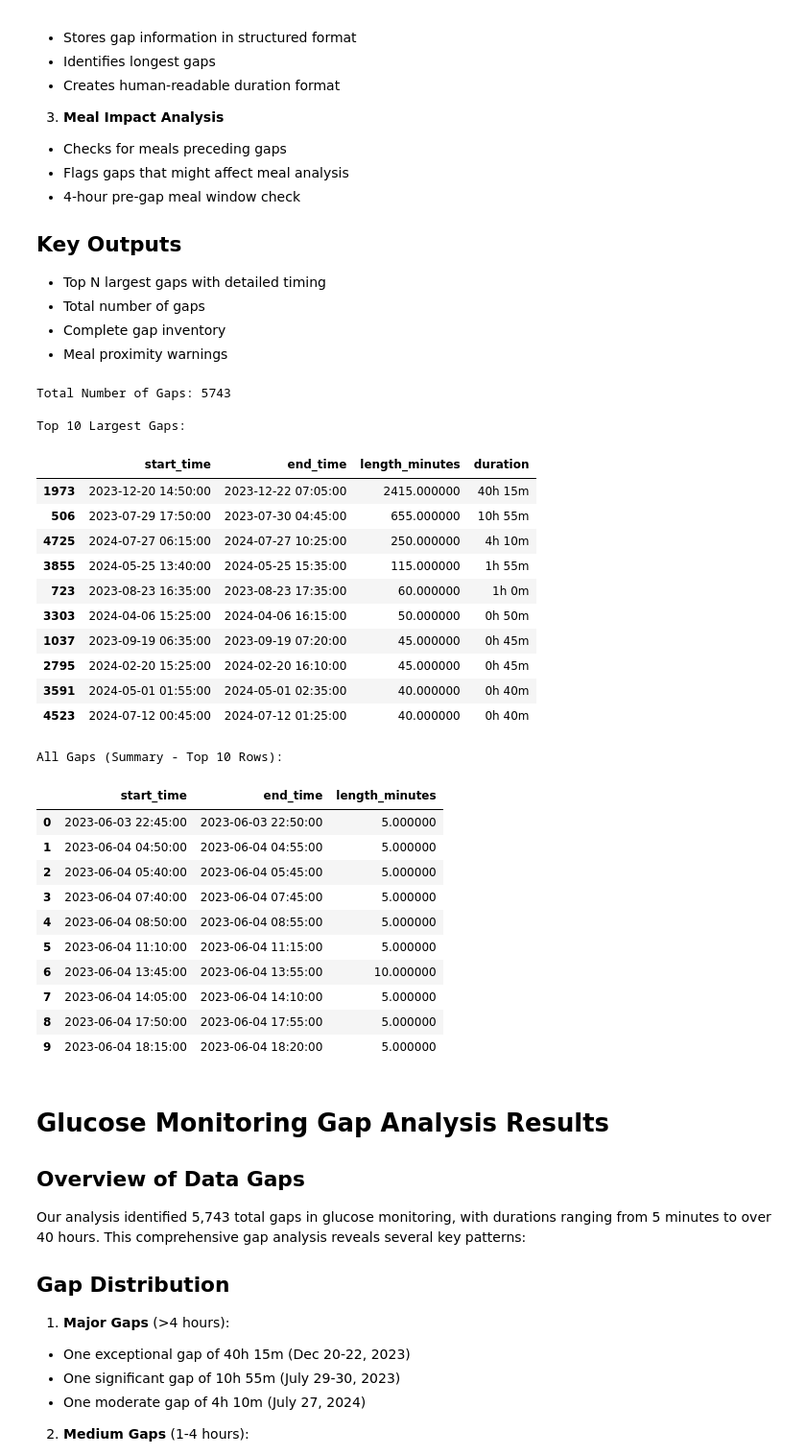
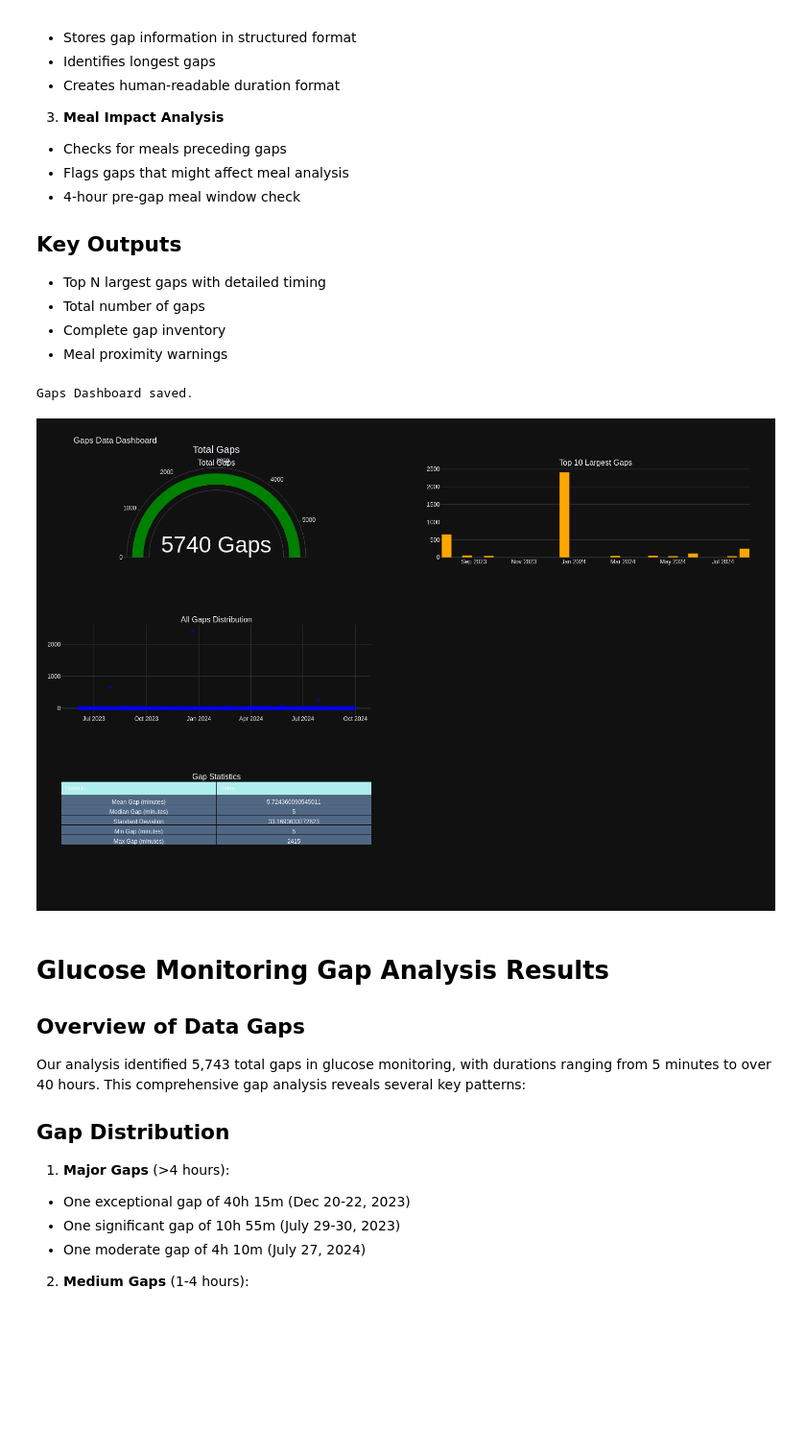
Before and after one commit to Warren8824/cgm-data-processor, a Jupyter notebook: notebooks/examples/x_gastro_eda.ipynb, the cells around one changed output. Shown at 96% size. Saved outputs shown, nothing was run; the diff lists cells and outputs as text; code cells hidden in the pictures; blank space fills up the shorter version.

Commit message:
create gap_dashboard.

```diff
--- a/notebooks/examples/x_gastro_eda.ipynb
+++ b/notebooks/examples/x_gastro_eda.ipynb
@@ -692,34 +692,17 @@ After alignment, we analyze the continuity of glucose monitoring data to identif
 - Meal proximity warnings
 # %%
 gap_analysis = analyse_glucose_gaps(combined_df) # Function in source directory
-display_gaps = format_gaps_output(gap_analysis) # Function in source directory
+
+# Create and display data quality display dashboard
+path = 'img/gap_dashboard.png'
+
+fig = create_gap_dashboard(gap_analysis, save_path=path) # Function in source directory
+
+# Display created dashboard
+display(Image(filename=path))
 # %% [output]
-Total Number of Gaps: 5743
-
-Top 10 Largest Gaps:
+Gaps Dashboard saved.
-|  | start_time | end_time | length_minutes | duration |
-| 1973 | 2023-12-20 14:50:00 | 2023-12-22 07:05:00 | 2415.000000 | 40h 15m |
-| 506 | 2023-07-29 17:50:00 | 2023-07-30 04:45:00 | 655.000000 | 10h 55m |
-| 4725 | 2024-07-27 06:15:00 | 2024-07-27 10:25:00 | 250.000000 | 4h 10m |
-| 3855 | 2024-05-25 13:40:00 | 2024-05-25 15:35:00 | 115.000000 | 1h 55m |
-| 723 | 2023-08-23 16:35:00 | 2023-08-23 17:35:00 | 60.000000 | 1h 0m |
-| 3303 | 2024-04-06 15:25:00 | 2024-04-06 16:15:00 | 50.000000 | 0h 50m |
-| 1037 | 2023-09-19 06:35:00 | 2023-09-19 07:20:00 | 45.000000 | 0h 45m |
-| 2795 | 2024-02-20 15:25:00 | 2024-02-20 16:10:00 | 45.000000 | 0h 45m |
-| 3591 | 2024-05-01 01:55:00 | 2024-05-01 02:35:00 | 40.000000 | 0h 40m |
-| 4523 | 2024-07-12 00:45:00 | 2024-07-12 01:25:00 | 40.000000 | 0h 40m |
-All Gaps (Summary - Top 10 Rows):
-|  | start_time | end_time | length_minutes |
-| 0 | 2023-06-03 22:45:00 | 2023-06-03 22:50:00 | 5.000000 |
-| 1 | 2023-06-04 04:50:00 | 2023-06-04 04:55:00 | 5.000000 |
-| 2 | 2023-06-04 05:40:00 | 2023-06-04 05:45:00 | 5.000000 |
-| 3 | 2023-06-04 07:40:00 | 2023-06-04 07:45:00 | 5.000000 |
-| 4 | 2023-06-04 08:50:00 | 2023-06-04 08:55:00 | 5.000000 |
-| 5 | 2023-06-04 11:10:00 | 2023-06-04 11:15:00 | 5.000000 |
-| 6 | 2023-06-04 13:45:00 | 2023-06-04 13:55:00 | 10.000000 |
-| 7 | 2023-06-04 14:05:00 | 2023-06-04 14:10:00 | 5.000000 |
-| 8 | 2023-06-04 17:50:00 | 2023-06-04 17:55:00 | 5.000000 |
-| 9 | 2023-06-04 18:15:00 | 2023-06-04 18:20:00 | 5.000000 |
+[figure, added]
 # %% [markdown]
 # Glucose Monitoring Gap Analysis Results
 
```
Also changed, not shown: parts of 1 cell of this notebook, 3 other files.
